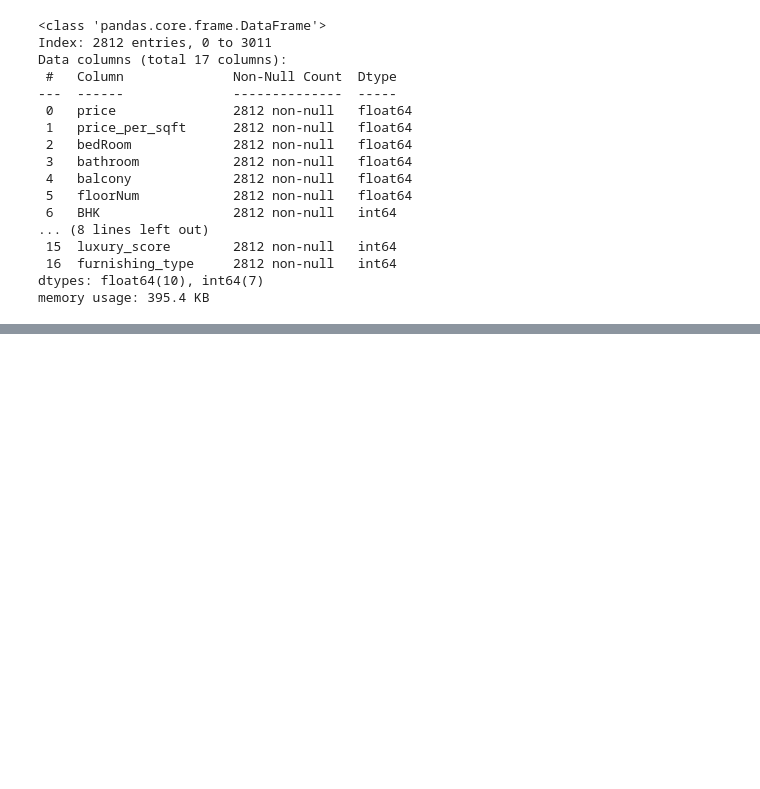
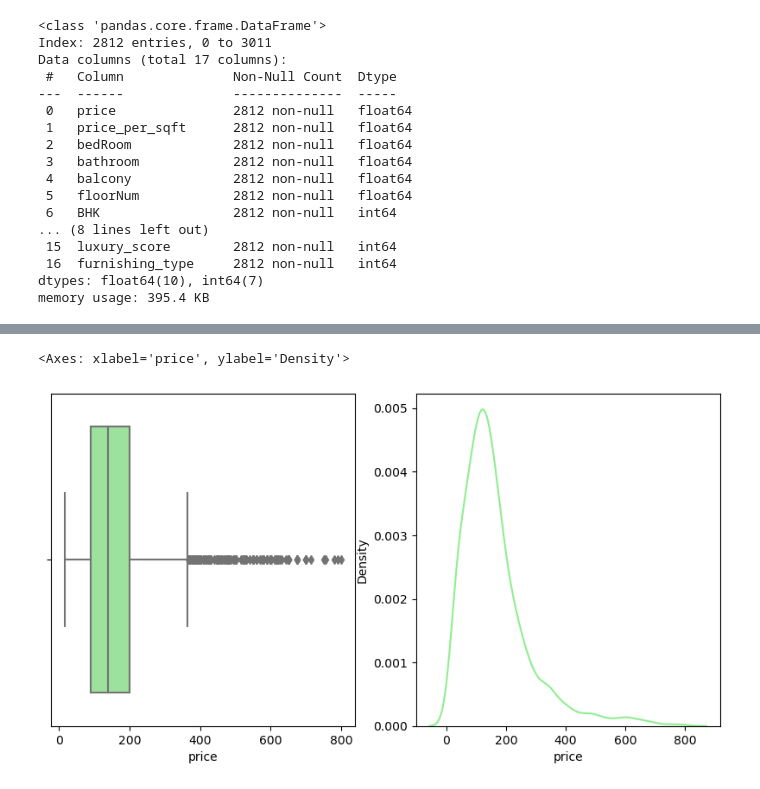
Before and after one commit to agarwalyashh/Real-Estate, a Jupyter notebook: notebook2.ipynb, the cells around one changed output, grey strips where cells are left out. Cells and saved outputs as stored; diff of their text form; code cells hidden in the pictures; blank space fills up the shorter version.

```diff
--- a/notebook2.ipynb
+++ b/notebook2.ipynb
@@ -294,0 +352,7 @@ memory usage: 395.4 KB
+# %%
+fig,axes=plt.subplots(1,2,figsize=(10,5))
+sns.boxplot(x=df['price'],ax=axes[0],color='lightgreen')
+sns.kdeplot(x=df['price'],ax=axes[1],color='lightgreen')
+# %% [output]
+<Axes: xlabel='price', ylabel='Density'>
+[figure, added]
```
Also changed, not shown: parts of 26 cells of this notebook.
